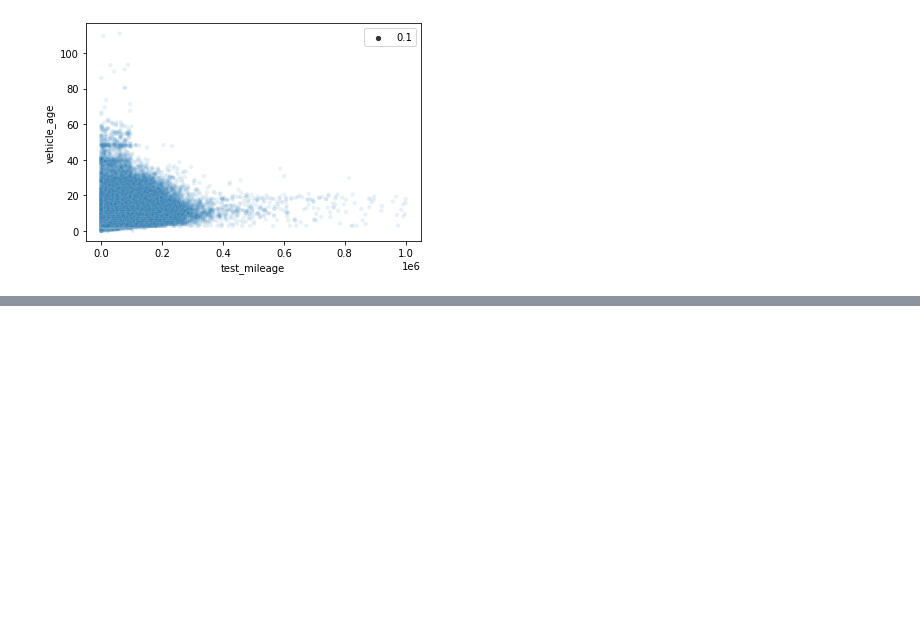
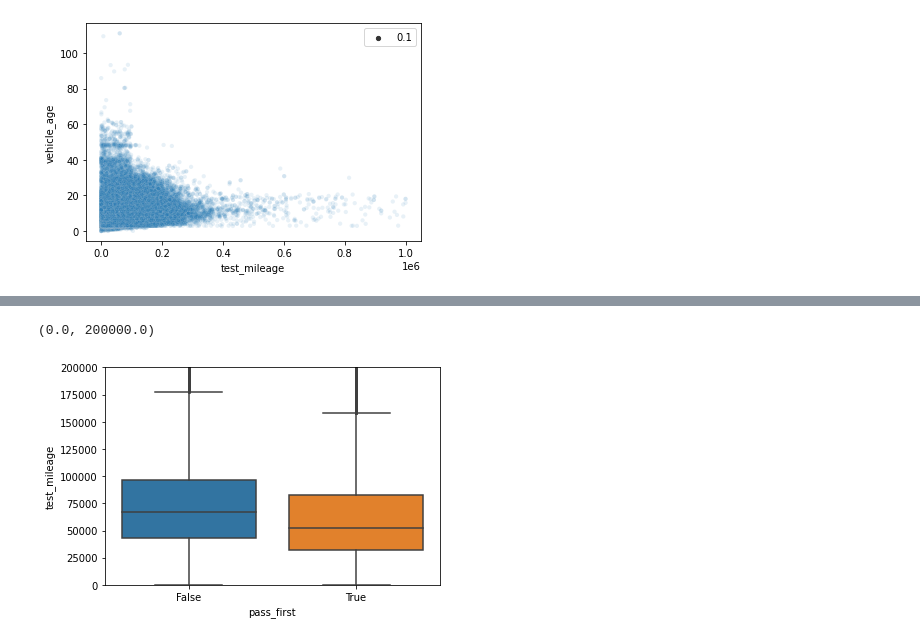
Before and after one commit to adin786/mot-data, a Jupyter notebook: mot_analysis.ipynb, the cells around one changed output, grey strips where cells are left out. Cells and saved outputs as stored; diff of their text form; code cells hidden in the pictures; blank space fills up the shorter version.

```diff
--- a/mot_analysis.ipynb
+++ b/mot_analysis.ipynb
@@ -323 +318,9 @@ ax.set_ylim(0,15000)
+# %%
+ax = sns.boxplot(data=df_m, x='pass_first',
+y='test_mileage', fliersize=1)
+
+ax.set_ylim(0,200000)
+# %% [output]
+(0.0, 200000.0)
+[figure, added]
 # %%
```
Also changed, not shown: parts of 41 cells of this notebook.
